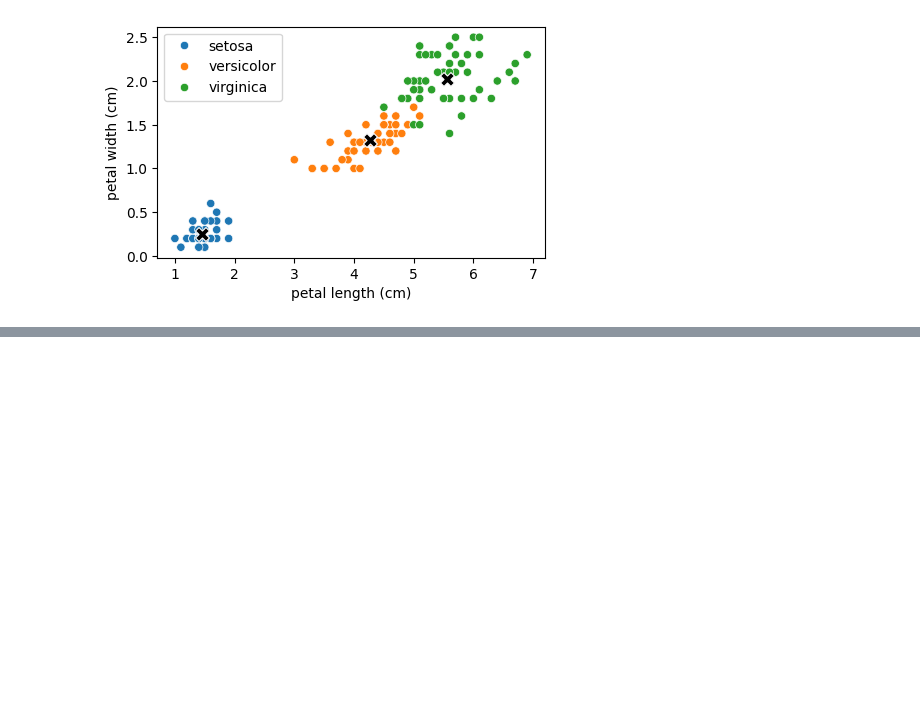
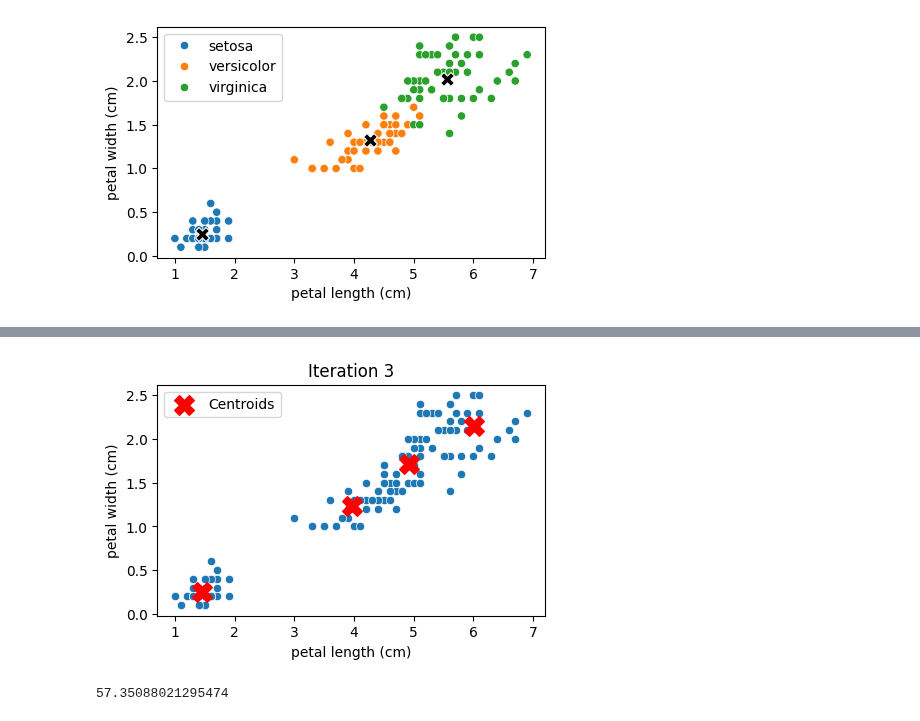
Before and after one commit to tylerscott3/CS290, a Jupyter notebook: kmeansalgorithm.ipynb, the cells around one changed output, grey strips where cells are left out. Saved outputs shown, nothing was run; the diff lists cells and outputs as text; code cells hidden in the pictures; blank space fills up the shorter version.

```diff
--- a/kmeansalgorithm.ipynb
+++ b/kmeansalgorithm.ipynb
@@ -364,0 +102,3 @@ for k in k_values:
+# %%
+def get_random_centroids(df, k):
+    return df.sample(k)[df.columns[:-1]]
@@ -364,0 +118,11 @@ for k in k_values:
+# %%
+def new_centroids(old_centroids, new_centroids):
+    if old_centroids.empty:
+        return False
+    return np.allclose(old_centroids.values, new_centroids.values, atol=1e-3)
+# %%
+def update_centroids(df):
+    # Only calculate the mean for numeric columns, excluding 'species' or other non-numeric columns
+    numeric_cols = df.select_dtypes(include=np.number).columns.tolist()  # Get numeric columns
+    numeric_cols.remove('current_cluster')  # Exclude the cluster assignment column
+    return df.groupby("current_cluster")[numeric_cols].mean() # Only average selected cols
@@ -364,0 +149,29 @@ for k in k_values:
+# %%
+def get_cluster(df, centroids, plot=True):
+    # initializes old centroids
+    old_centroids = pd.DataFrame()
+    # keep track of what # of iteration
+    iteration = 0
+    # run iteratively while the new centroids do not equal old ones
+    while not new_centroids(old_centroids, centroids):
+        # updates old centroids
+        old_centroids = centroids.copy()
+        # iterate over each point in the data frame
+        for i in df.index:
+            # store distances from current point to each centroid
+            distances = []
+            # iterate over each centroid
+            for _, centroid in centroids.iterrows():
+                # calculate euclidean distance from current point to current centroid
+                distances.append(euclidean_distance(df.loc[i, df.columns[:-1]], centroid))
+            # assign the point to the cluster with the closest centroid
+            closest_cluster = np.argmin(distances)
+            df.loc[i, 'current_cluster'] = closest_cluster
+
+        if plot:
+          # plot clusters and centroids
+          plot_clusters(df, centroids, iteration)
+        #update centroids
+        centroids = update_centroids(df)
+        iteration += 1
+    return df
@@ -364,0 +222,9 @@ for k in k_values:
+# %%
+clustered_df = get_cluster(df, get_random_centroids(df, num_centroids))
+# %% [output]
+[figure, added]
+# %%
+inertia = get_inertia(clustered_df, update_centroids(clustered_df))
+inertia
+# %% [output]
+57.35088021295474
```
Also changed, not shown: parts of 28 cells of this notebook.
